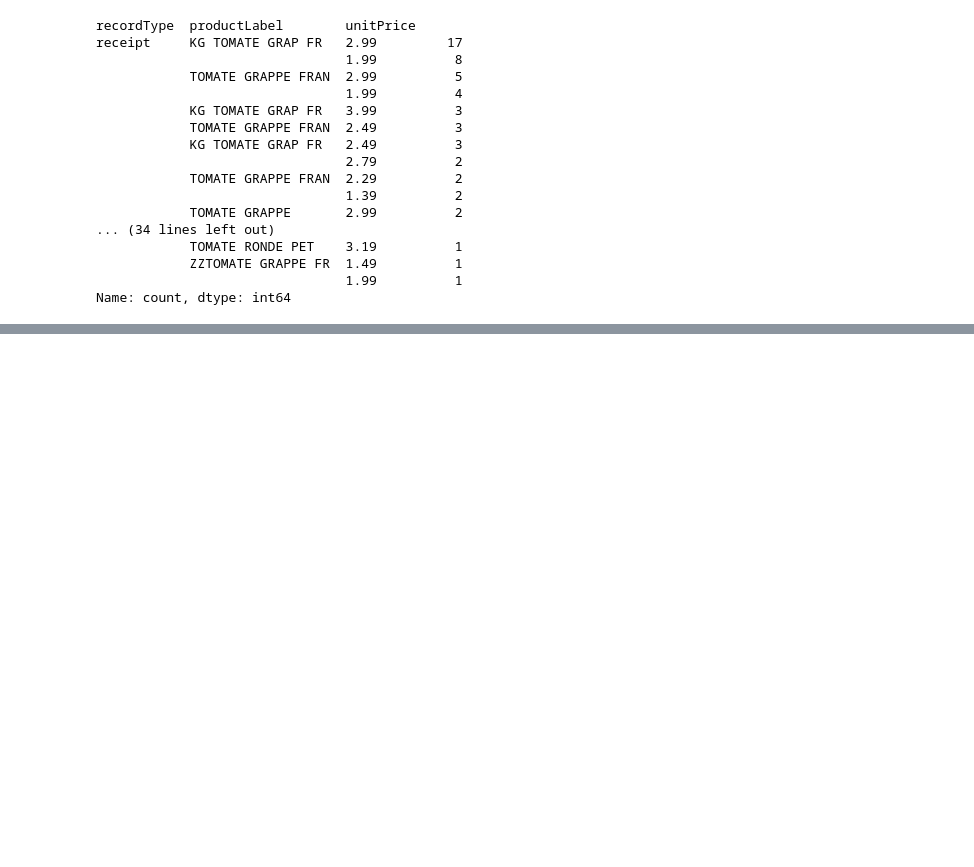
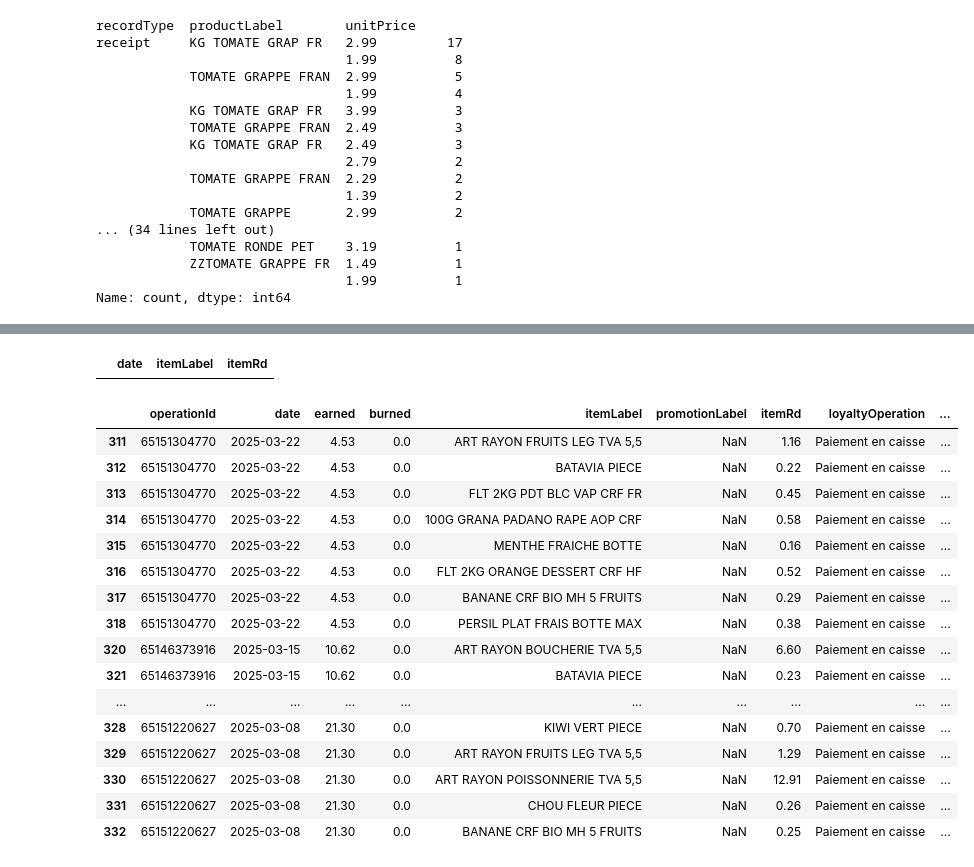
Before and after one commit to ChristopheVuong/carrefour_receipts, a Jupyter notebook: products_analysis.ipynb, the cells around one changed output, grey strips where cells are left out. Saved outputs shown, nothing was run; the diff lists cells and outputs as text; code cells hidden in the pictures; blank space fills up the shorter version.

```diff
--- a/products_analysis.ipynb
+++ b/products_analysis.ipynb
@@ -302,0 +499,2 @@ Name: count, dtype: int64
+# %%
+df_loyalty['matchedProductLabel'] = None
@@ -302,0 +548,24 @@ Name: count, dtype: int64
+# %%
+df_loyalty.loc[(df_loyalty.matchedProductLabel.isna()) & ((df_loyalty.itemLabel.notna())),  ['date', 'itemLabel', 'itemRd']]
+# %% [output]
+|  | date | itemLabel | itemRd |
+# %%
+df_loyalty[df_loyalty.matchedProductLabel.notna()].tail(20)
+# %% [output]
+|  | operationId | date | earned | burned | itemLabel | promotionLabel | itemRd | loyaltyOperation | ... |
+| 311 | 65151304770 | 2025-03-22 | 4.53 | 0.0 | ART RAYON FRUITS LEG TVA 5,5 | NaN | 1.16 | Paiement en caisse | ... |
+| 312 | 65151304770 | 2025-03-22 | 4.53 | 0.0 | BATAVIA PIECE | NaN | 0.22 | Paiement en caisse | ... |
+| 313 | 65151304770 | 2025-03-22 | 4.53 | 0.0 | FLT 2KG PDT BLC VAP CRF FR | NaN | 0.45 | Paiement en caisse | ... |
+| 314 | 65151304770 | 2025-03-22 | 4.53 | 0.0 | 100G GRANA PADANO RAPE AOP CRF | NaN | 0.58 | Paiement en caisse | ... |
+| 315 | 65151304770 | 2025-03-22 | 4.53 | 0.0 | MENTHE FRAICHE BOTTE | NaN | 0.16 | Paiement en caisse | ... |
+| 316 | 65151304770 | 2025-03-22 | 4.53 | 0.0 | FLT 2KG ORANGE DESSERT CRF HF | NaN | 0.52 | Paiement en caisse | ... |
+| 317 | 65151304770 | 2025-03-22 | 4.53 | 0.0 | BANANE CRF BIO MH 5 FRUITS | NaN | 0.29 | Paiement en caisse | ... |
+| 318 | 65151304770 | 2025-03-22 | 4.53 | 0.0 | PERSIL PLAT FRAIS BOTTE MAX | NaN | 0.38 | Paiement en caisse | ... |
+| 320 | 65146373916 | 2025-03-15 | 10.62 | 0.0 | ART RAYON BOUCHERIE TVA 5,5 | NaN | 6.60 | Paiement en caisse | ... |
+| 321 | 65146373916 | 2025-03-15 | 10.62 | 0.0 | BATAVIA PIECE | NaN | 0.23 | Paiement en caisse | ... |
+| ... | ... | ... | ... | ... | ... | ... | ... | ... | ... |
+| 328 | 65151220627 | 2025-03-08 | 21.30 | 0.0 | KIWI VERT PIECE | NaN | 0.70 | Paiement en caisse | ... |
+| 329 | 65151220627 | 2025-03-08 | 21.30 | 0.0 | ART RAYON FRUITS LEG TVA 5,5 | NaN | 1.29 | Paiement en caisse | ... |
+| 330 | 65151220627 | 2025-03-08 | 21.30 | 0.0 | ART RAYON POISSONNERIE TVA 5,5 | NaN | 12.91 | Paiement en caisse | ... |
+| 331 | 65151220627 | 2025-03-08 | 21.30 | 0.0 | CHOU FLEUR PIECE | NaN | 0.26 | Paiement en caisse | ... |
+| 332 | 65151220627 | 2025-03-08 | 21.30 | 0.0 | BANANE CRF BIO MH 5 FRUITS | NaN | 0.25 | Paiement en caisse | ... |
```
Also changed, not shown: parts of 32 cells of this notebook, 3 other files.
